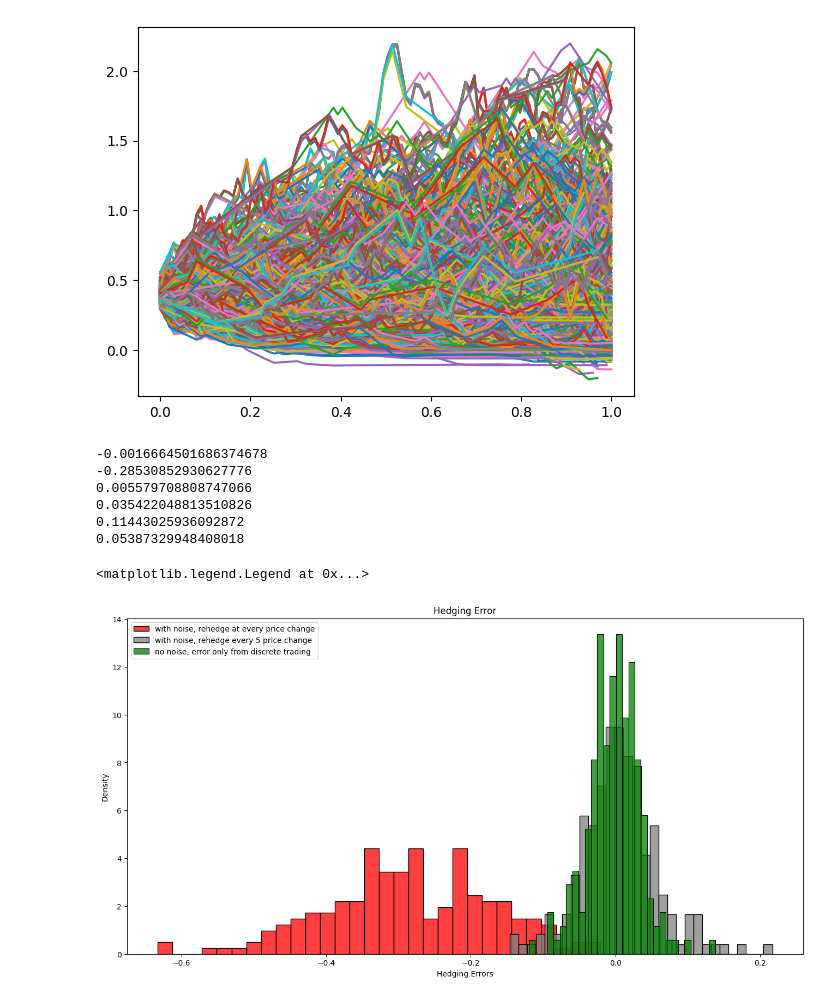
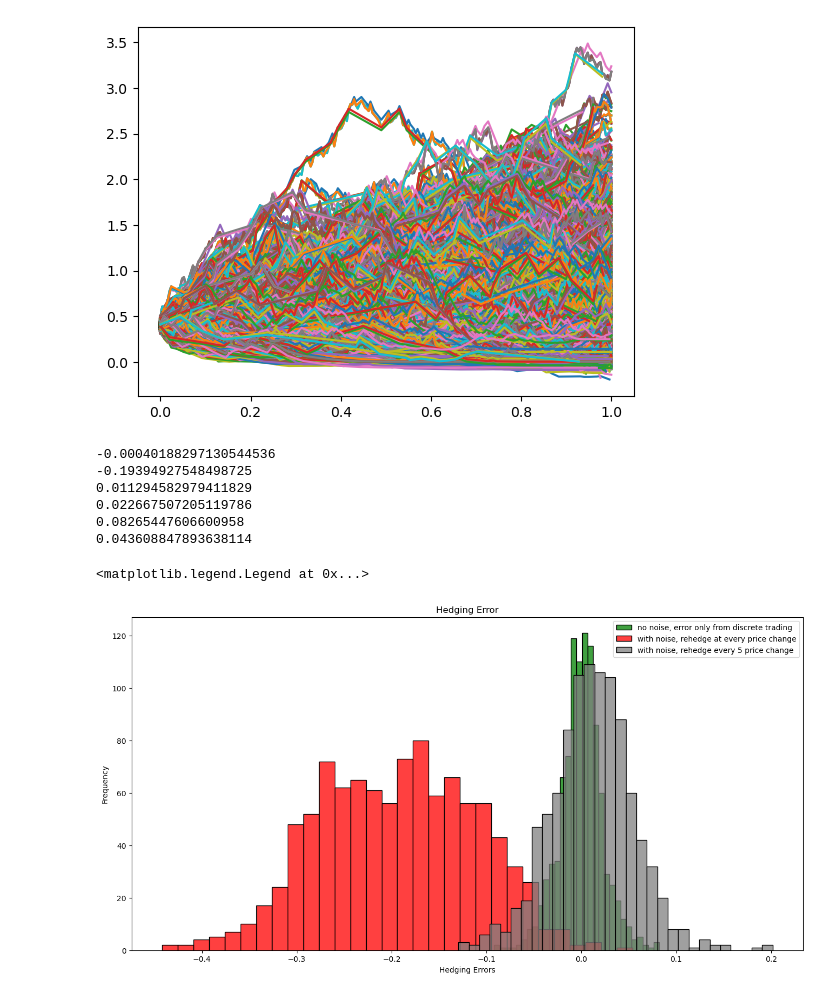
Before and after one commit to cs821/IC_MF_Market_Microstructure_CW, a Jupyter notebook: hedging_error_vision3.ipynb, the cells around one changed output. Saved outputs shown, nothing was run; the diff lists cells and outputs as text; code cells hidden in the pictures.

```diff
--- a/hedging_error_vision3.ipynb
+++ b/hedging_error_vision3.ipynb
@@ -35,10 +35,10 @@ def simulate_observed_price(X, alpha, eta, L=1):
         lower_threshold = P[i-1] - alpha * (L - 0.5 + eta)
 
         # 直接比较有效价格与阈值
-        if X[i] > upper_threshold:
+        if X[i] >= upper_threshold:
             P[i] = P[i-1] + L * alpha
             change_indices.append(i)
-        elif X[i] < lower_threshold:
+        elif X[i] <= lower_threshold:
             P[i] = P[i-1] - L * alpha
             change_indices.append(i)
         else:
@@ -139,9 +116,9 @@ eta = 0.05        # Uncertainty zone width
 T = 1.0          # Time horizon
 sigma = 0.01   # Volatility, sigma=0.01  5/np.sqrt(252)
 X0 = 100.0       # Initial price
-n_steps = 1000   # Number of time steps
+n_steps = 250   # Number of time steps
 K = 100 # Strike
-number_of_paths = 200 # For Monto Carlo
+number_of_paths = 1000 # For Monto Carlo
 t, X = simulate_GBM(T, n_steps, X0, sigma)
 plot_uncertainty_zone_matplotlib(X,alpha,eta)
 # %% [output]
@@ -226,7 +201,6 @@ def generate_observed_prices(X, tau, alpha):
 # %%
 error = np.zeros(1)
 for i in range(1):
-        n_steps= 100
         t, X = simulate_GBM(T, n_steps, X0, sigma)
         _, _, P_fixed, tau_fixed = simulate_observed_price(X, alpha, eta,1)
         #P_fixed1, tau_fixed1 = uncertainty_zone_price(X, alpha, eta, 1)
@@ -238,8 +212,8 @@ for i in range(1):
 
         P_optimal = generate_observed_prices(X, tau_optimal, alpha)
 
-        #error_1[i] = calculate_hedging_error(t, X, X,tau_ideal, K, sigma)
+        error_1[i] = calculate_hedging_error(t, X, X,tau_ideal, K, sigma)
         error_2[i] = calculate_hedging_error(t, X, P_fixed, tau_fixed, K, sigma,False)
-        #error_3[i] = calculate_hedging_error(t, X, P_optimal, tau_optimal, K, sigma)
+        error_3[i] = calculate_hedging_error(t, X, P_optimal, tau_optimal, K, sigma, False)
         #print(len(tau_fixed))
 # %% [output]
@@ -249,21 +223,15 @@ from tqdm import tqdm
 for i in tqdm(range(number_of_paths), desc="Processing Paths"):
         t, X = simulate_GBM(T, n_steps, X0, sigma)
         _, _, P_fixed, tau_fixed = simulate_observed_price(X, alpha, eta)
-        #P_fixed1, tau_fixed1 = uncertainty_zone_price(X, alpha, eta, 1)
         tau_optimal = get_optimal_tau(X, alpha, eta)
-        #print(tau_optimal)
-        #print(tau_optimal)
-        tau_ideal = list(range(len(t)))  # 所有时间点
-
+        tau_ideal = list(range(len(t)))
         P_optimal = generate_observed_prices(X, tau_optimal, alpha)
 
-        error_1[i] = calculate_hedging_error(t, X, X,tau_ideal, K, sigma)
-        error_2[i] = calculate_hedging_error(t, X, P_fixed, tau_fixed, K, sigma,False)
-        error_3[i] = calculate_hedging_error(t, X, P_optimal, tau_optimal, K, sigma,False)
-        #print(len(tau_fixed))
-        #print(tau_fixed,tau_fixed1)
+        error_1[i] = calculate_hedging_error(t, X, X, np.arange(len(t)), K, sigma)
+        error_2[i] = calculate_hedging_error(t, X, P_fixed, tau_fixed, K, sigma, False)
+        error_3[i] = calculate_hedging_error(t, X, P_optimal, tau_optimal, K, sigma, False)
 # %% [output]
-[figure, old version]
+[figure, new version]
 # %%
 print(error_1.mean())
 print(error_2.mean())
@@ -272,22 +240,22 @@ print(error_1.std())
 print(error_2.std())
 print(error_3.std())
 # %% [output]
--0.0016664501686374678
--0.28530852930627776
-0.005579708808747066
-0.035422048813510826
-0.11443025936092872
-0.05387329948408018
+-0.00040188297130544536
+-0.19394927548498725
+0.011294582979411829
+0.022667507205119786
+0.08265447606600958
+0.043608847893638114
 # %%
 plt.figure(figsize=(16, 8))
-
-sns.histplot(error_2, label = "with noise, rehedge at every price change", bins = 30, color = 'red',stat = 'density',legend=True)
-sns.histplot(error_3, label = f"with noise, rehedge every 5 price change", bins = 30, color='grey',stat = 'density',legend=True)
-sns.histplot(error_1, label = "no noise, error only from discrete trading", bins = 30, color = 'green',stat = 'density',legend=True)
+sns.histplot(error_1, label = "no noise, error only from discrete trading", bins = 30, color = 'green',stat = 'count',legend=True)
+sns.histplot(error_2, label = "with noise, rehedge at every price change", bins = 30, color = 'red',stat = 'count',legend=True)
+sns.histplot(error_3, label = f"with noise, rehedge every 5 price change", bins = 30, color='grey',stat = 'count',legend=True)
 
 plt.xlabel("Hedging Errors")
+plt.ylabel("Frequency")
 plt.title("Hedging Error")
 plt.legend()
 # %% [output]
 <matplotlib.legend.Legend at 0x...>
-[figure, old version]
+[figure, new version]
```
Also changed, not shown: parts of 4 cells of this notebook.
